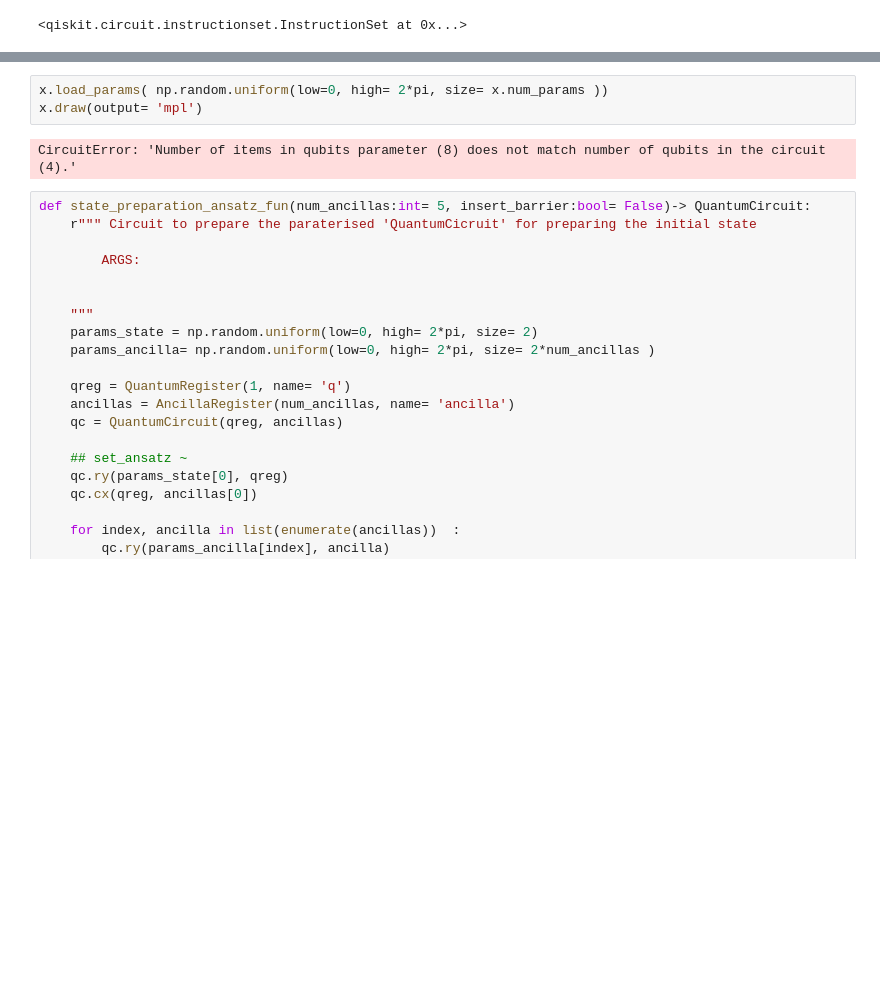
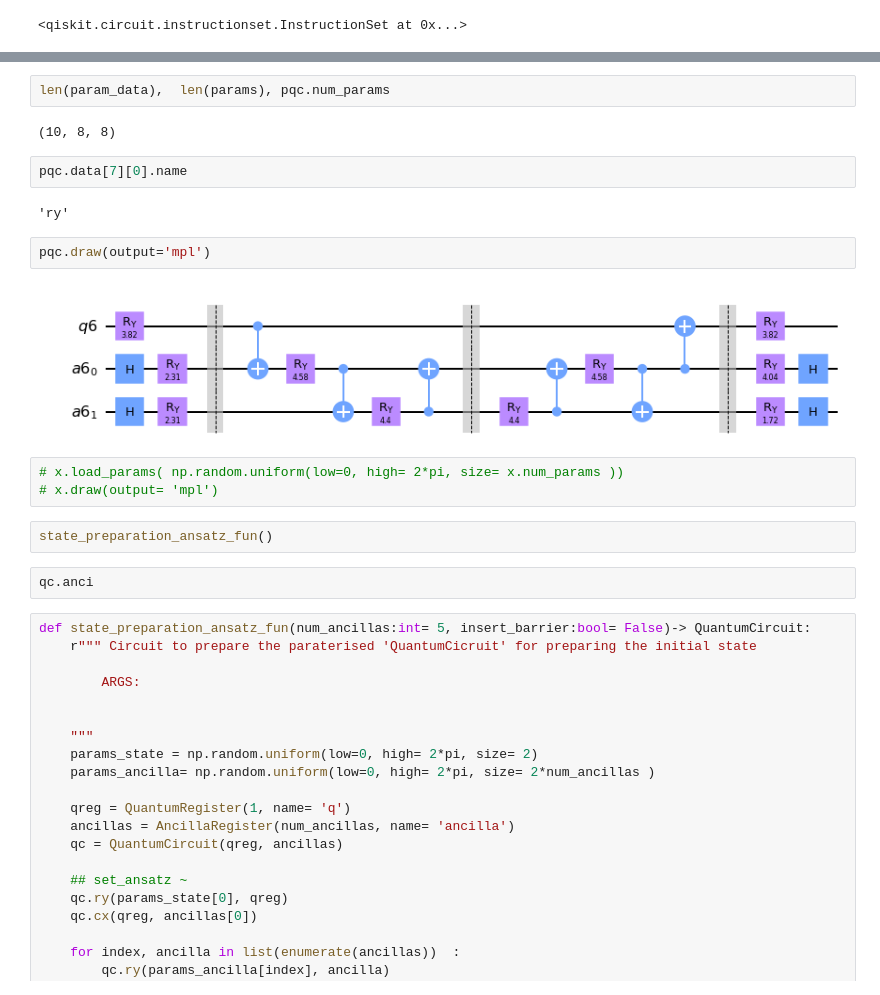
Before and after one commit to speQtrum/QulabsWorkspace-Rajarshi, a Jupyter notebook: QAE/VarQAE_alternate.ipynb, the cells around one changed output, grey strips where cells are left out. Saved outputs shown, nothing was run; the diff lists cells and outputs as text; blank space fills up the shorter version.

```diff
--- a/QAE/VarQAE_alternate.ipynb
+++ b/QAE/VarQAE_alternate.ipynb
@@ -250,8 +300,22 @@ x.draw(output= 'mpl')
+# %%
+len(param_data),  len(params), pqc.num_params
+# %% [output]
+(10, 8, 8)
+# %%
+pqc.data[7][0].name
+# %% [output]
+'ry'
+# %%
+pqc.draw(output='mpl')
+# %% [output]
+[figure, added]
 # %%
-x.load_params( np.random.uniform(low=0, high= 2*pi, size= x.num_params ))
-x.draw(output= 'mpl')
+# x.load_params( np.random.uniform(low=0, high= 2*pi, size= x.num_params ))
+# x.draw(output= 'mpl')
-# %% [output]
-CircuitError: 'Number of items in qubits parameter (8) does not match number of qubits in the circuit (4).'
+# %%
+state_preparation_ansatz_fun()
+# %%
+qc.anci
 # %%
 def state_preparation_ansatz_fun(num_ancillas:int= 5, insert_barrier:bool= False)-> QuantumCircuit:
     r""" Circuit to prepare the paraterised 'QuantumCicruit' for preparing the initial state
```
Also changed, not shown: parts of 24 cells of this notebook, 2 other files.
